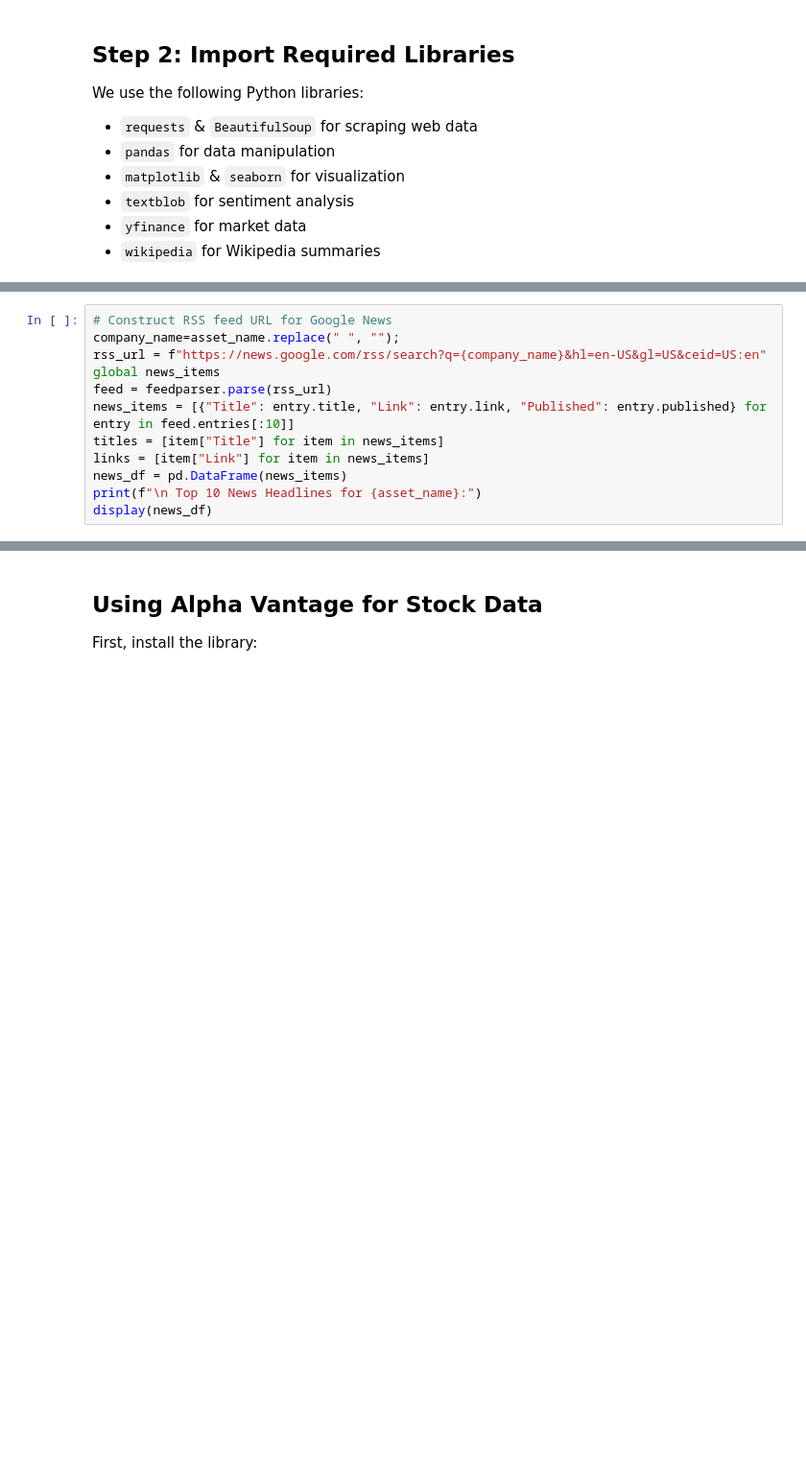
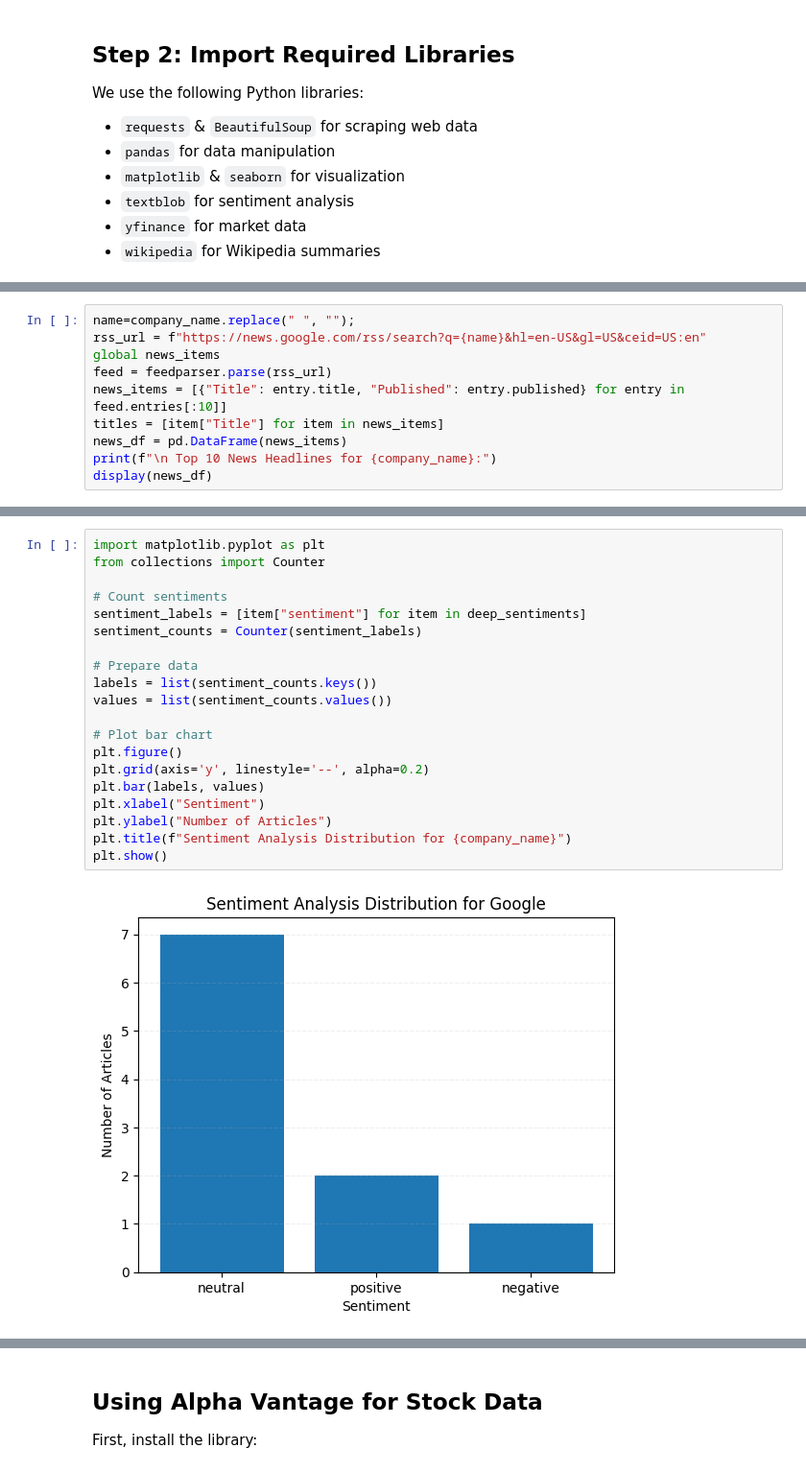
Before and after one commit to gopichandchalla16/infosys-internship-real-time-industry-insight-system, a Jupyter notebook: Project_Sprint1.ipynb, the cells around one changed output, grey strips where cells are left out. Shown at 96% size. Cells and saved outputs as stored; diff of their text form; blank space fills up the shorter version.

```diff
--- a/Project_Sprint1.ipynb
+++ b/Project_Sprint1.ipynb
@@ -246,12 +165,0 @@ We fetch **recent news headlines** about the asset using Google News RSS.
-# %%
-# Construct RSS feed URL for Google News
-company_name=asset_name.replace(" ", "");
-rss_url = f"https://news.google.com/rss/search?q={company_name}&hl=en-US&gl=US&ceid=US:en"
-global news_items
-feed = feedparser.parse(rss_url)
-news_items = [{"Title": entry.title, "Link": entry.link, "Published": entry.published} for entry in feed.entries[:10]]
-titles = [item["Title"] for item in news_items]
-links = [item["Link"] for item in news_items]
-news_df = pd.DataFrame(news_items)
-print(f"\n Top 10 News Headlines for {asset_name}:")
-display(news_df)
@@ -527,0 +595,10 @@ plt.show()
+# %%
+name=company_name.replace(" ", "");
+rss_url = f"https://news.google.com/rss/search?q={name}&hl=en-US&gl=US&ceid=US:en"
+global news_items
+feed = feedparser.parse(rss_url)
+news_items = [{"Title": entry.title, "Published": entry.published} for entry in feed.entries[:10]]
+titles = [item["Title"] for item in news_items]
+news_df = pd.DataFrame(news_items)
+print(f"\n Top 10 News Headlines for {company_name}:")
+display(news_df)
@@ -527,0 +817,22 @@ plt.show()
+# %%
+import matplotlib.pyplot as plt
+from collections import Counter
+
+# Count sentiments
+sentiment_labels = [item["sentiment"] for item in deep_sentiments]
+sentiment_counts = Counter(sentiment_labels)
+
+# Prepare data
+labels = list(sentiment_counts.keys())
+values = list(sentiment_counts.values())
+
+# Plot bar chart
+plt.figure()
+plt.grid(axis='y', linestyle='--', alpha=0.2)
+plt.bar(labels, values)
+plt.xlabel("Sentiment")
+plt.ylabel("Number of Articles")
+plt.title(f"Sentiment Analysis Distribution for {company_name}")
+plt.show()
+# %% [output]
+[figure, added]
```
Also changed, not shown: parts of 55 cells of this notebook.
